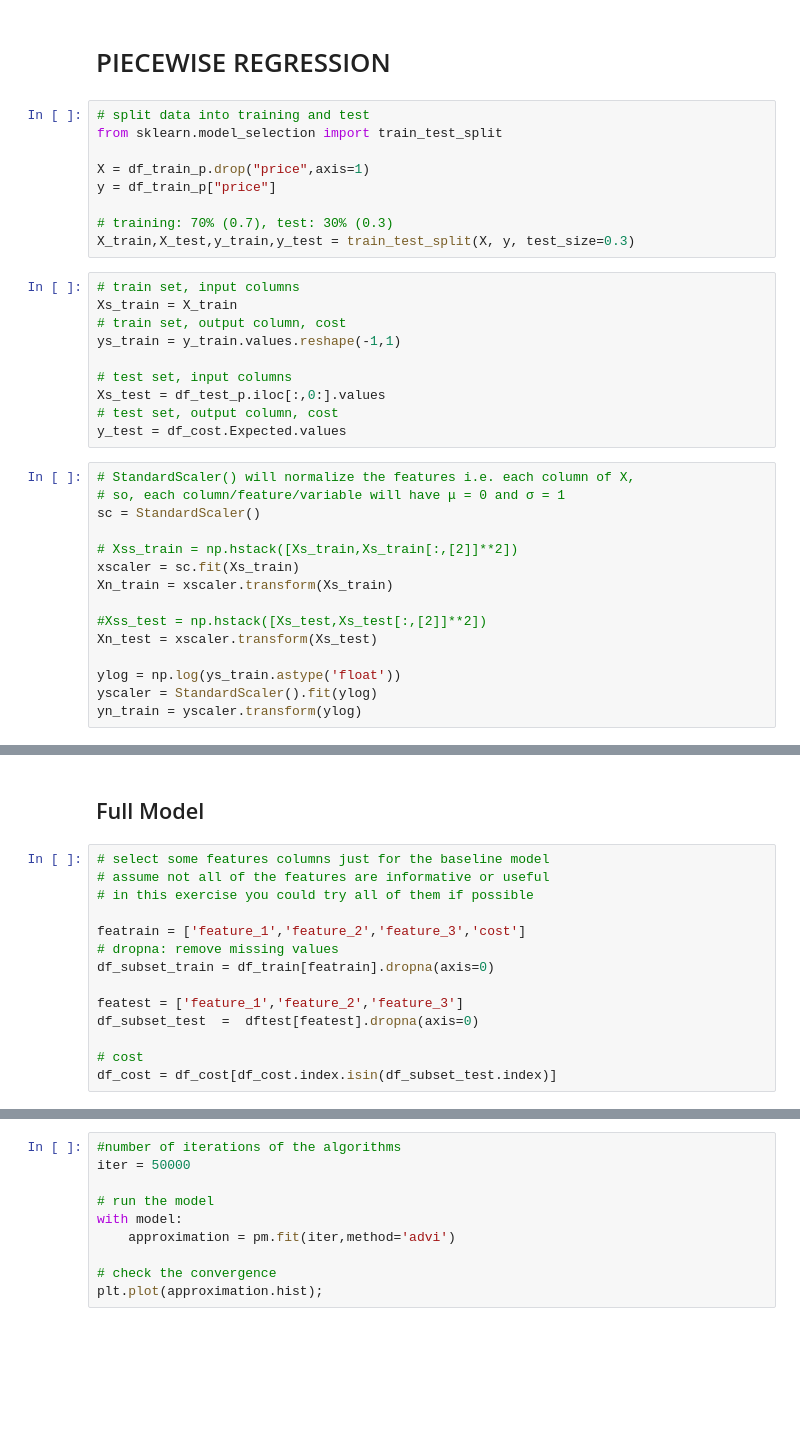
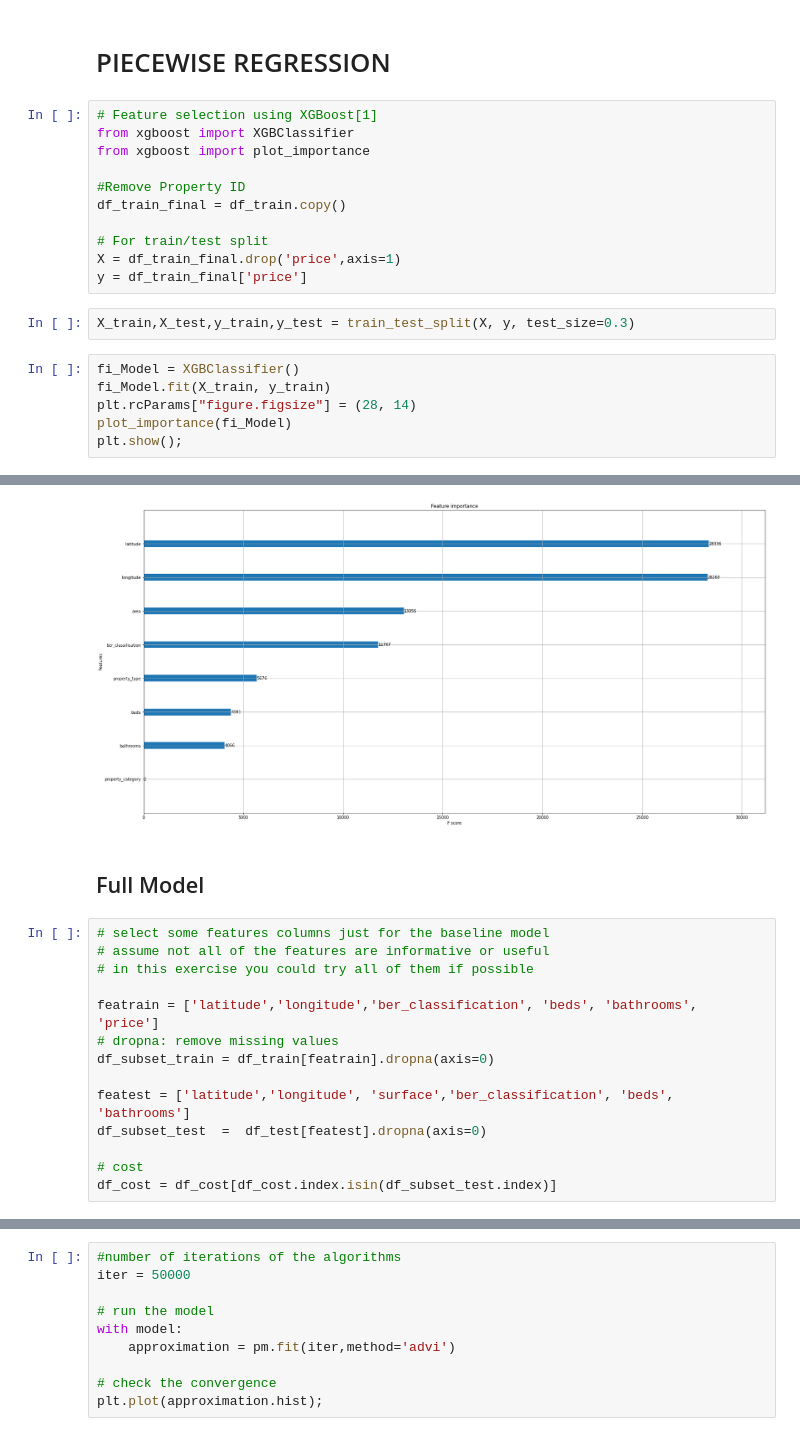
Before and after one commit to ranadas/ET5003_SEM1_2021-2, a Jupyter notebook: Week-3/ET5003_Etivity2_Rana_Das_19137338.ipynb, the cells around one changed output, grey strips where cells are left out. Saved outputs shown, nothing was run; the diff lists cells and outputs as text; blank space fills up the shorter version.

Commit message:
EDA - complete Feature Selection  - complete

```diff
--- a/Week-3/ET5003_Etivity2_Rana_Das_19137338.ipynb
+++ b/Week-3/ET5003_Etivity2_Rana_Das_19137338.ipynb
@@ -602,36 +711,22 @@ So we will remove them
 # %% [markdown]
 # PIECEWISE REGRESSION
-# %%
-# split data into training and test
-from sklearn.model_selection import train_test_split
-
-X = df_train_p.drop("price",axis=1)
-y = df_train_p["price"]
-
-# training: 70% (0.7), test: 30% (0.3)
-X_train,X_test,y_train,y_test = train_test_split(X, y, test_size=0.3)
-# %%
-# train set, input columns
-Xs_train = X_train
-# train set, output column, cost
-ys_train = y_train.values.reshape(-1,1)
-
-# test set, input columns
-Xs_test = df_test_p.iloc[:,0:].values
-# test set, output column, cost
-y_test = df_cost.Expected.values
-# %%
-# StandardScaler() will normalize the features i.e. each column of X,
-# so, each column/feature/variable will have μ = 0 and σ = 1
-sc = StandardScaler()
-
-# Xss_train = np.hstack([Xs_train,Xs_train[:,[2]]**2])
-xscaler = sc.fit(Xs_train)
-Xn_train = xscaler.transform(Xs_train)
-
-#Xss_test = np.hstack([Xs_test,Xs_test[:,[2]]**2])
-Xn_test = xscaler.transform(Xs_test)
-
-ylog = np.log(ys_train.astype('float'))
-yscaler = StandardScaler().fit(ylog)
-yn_train = yscaler.transform(ylog)
+# %%
+# Feature selection using XGBoost[1]
+from xgboost import XGBClassifier
+from xgboost import plot_importance
+
+#Remove Property ID
+df_train_final = df_train.copy()
+
+# For train/test split
+X = df_train_final.drop('price',axis=1)
+y = df_train_final['price']
+# %%
+X_train,X_test,y_train,y_test = train_test_split(X, y, test_size=0.3)
+# %%
+fi_Model = XGBClassifier()
+fi_Model.fit(X_train, y_train)
+plt.rcParams["figure.figsize"] = (28, 14)
+plot_importance(fi_Model)
+plt.show();
+# %% [output]
@@ -638,3 +734,4 @@ yn_train = yscaler.transform(ylog)
+[figure, added]
 # %% [markdown]
 ## Full Model
 # %%
@@ -642,12 +739,12 @@ yn_train = yscaler.transform(ylog)
 # assume not all of the features are informative or useful
 # in this exercise you could try all of them if possible
 
-featrain = ['feature_1','feature_2','feature_3','cost']
+featrain = ['latitude','longitude','ber_classification', 'beds', 'bathrooms', 'price']
 # dropna: remove missing values
 df_subset_train = df_train[featrain].dropna(axis=0)
 
-featest = ['feature_1','feature_2','feature_3']
-df_subset_test  =  dftest[featest].dropna(axis=0)
+featest = ['latitude','longitude', 'surface','ber_classification', 'beds', 'bathrooms']
+df_subset_test  =  df_test[featest].dropna(axis=0)
 
 # cost
 df_cost = df_cost[df_cost.index.isin(df_subset_test.index)]
```
Also changed, not shown: parts of 50 cells of this notebook.
